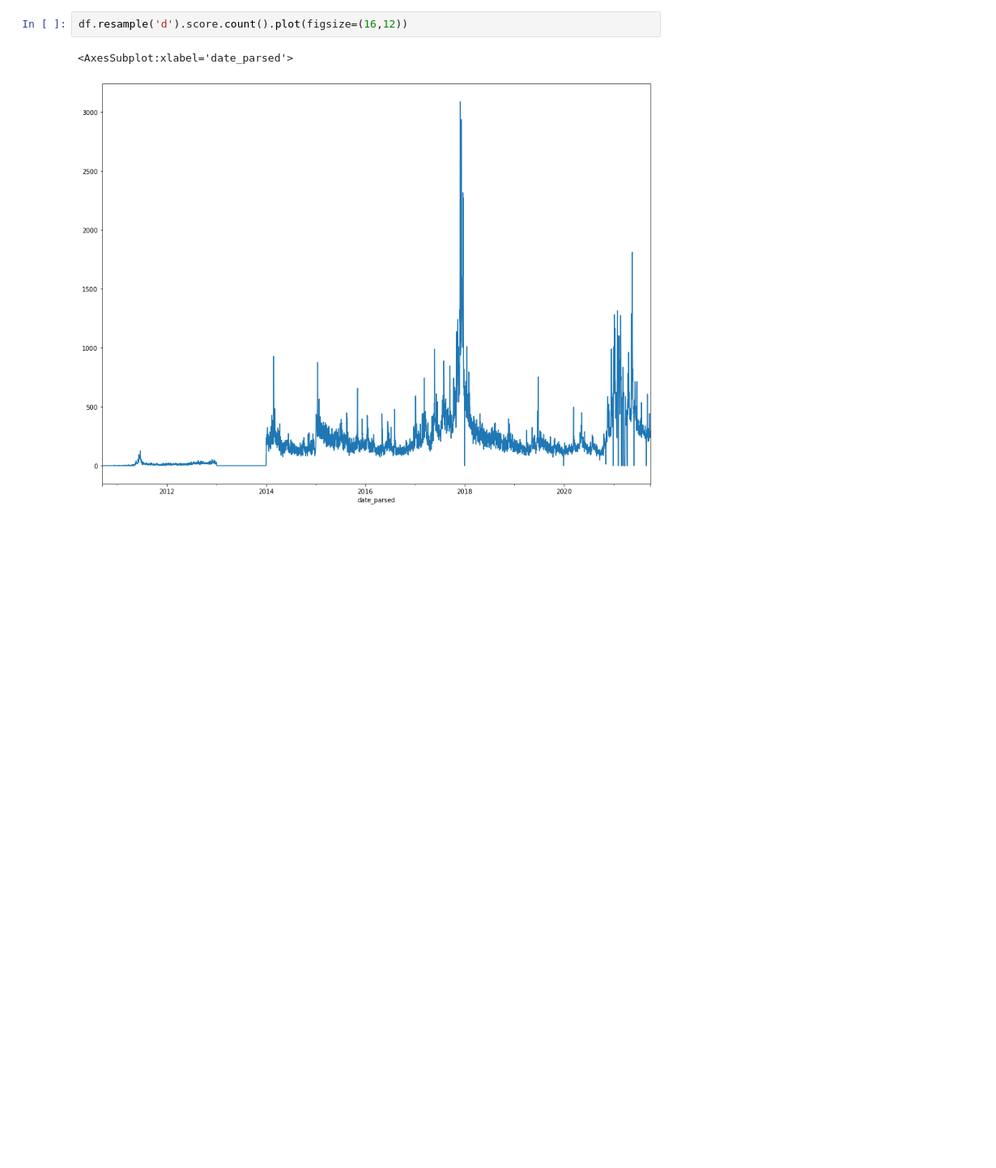
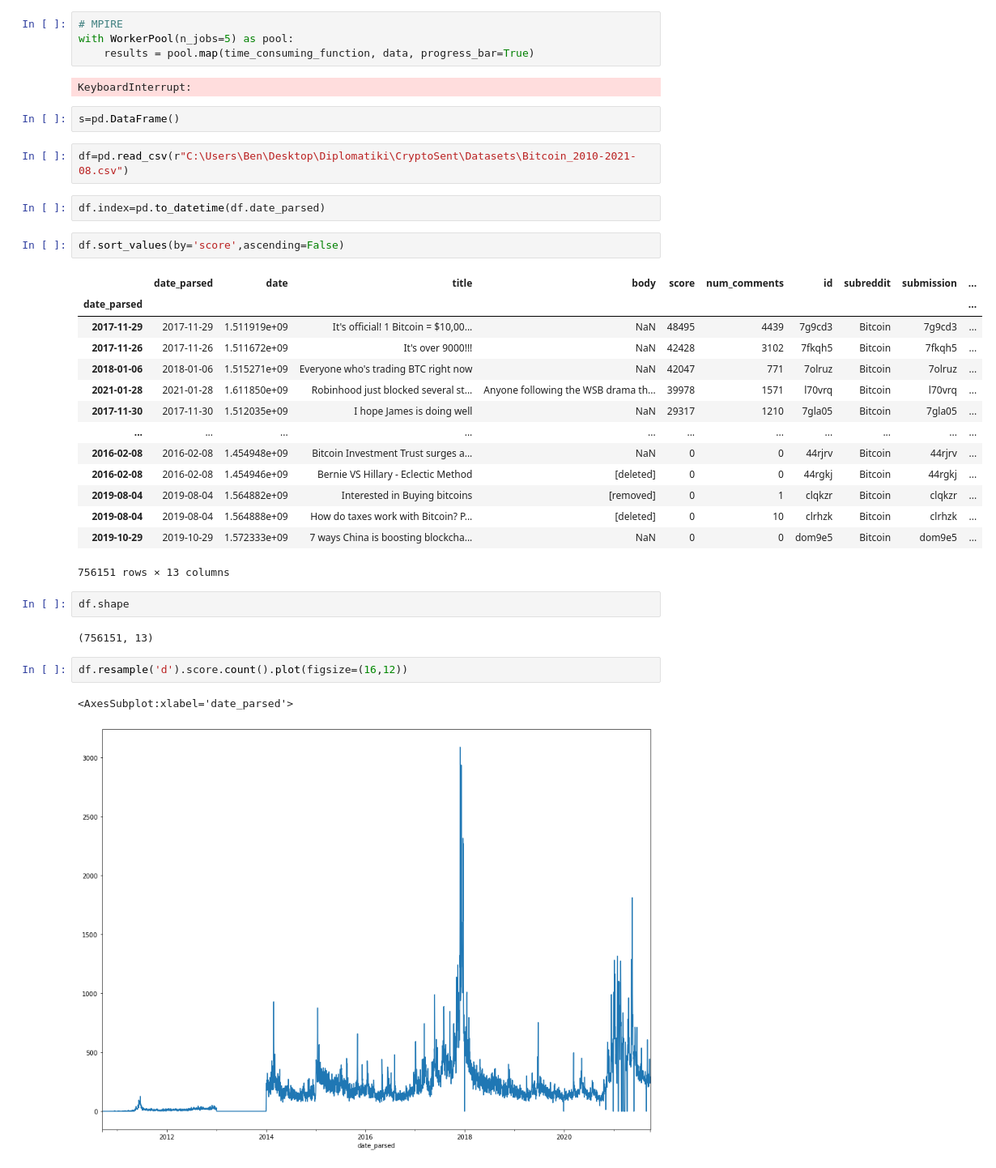
Before and after one commit to VeniJeen/CryptoSent, a Jupyter notebook: Scraping/Bitcoin Scrapes Merging.ipynb, the cells around one changed output. Shown at 81% size. Cells and saved outputs as stored; diff of their text form; blank space fills up the shorter version.

```diff
--- a/Scraping/Bitcoin Scrapes Merging.ipynb
+++ b/Scraping/Bitcoin Scrapes Merging.ipynb
@@ -18,3 +31,36 @@ df.index=pd.to_datetime(df.date_parsed)
+# %%
+# MPIRE
+with WorkerPool(n_jobs=5) as pool:
+    results = pool.map(time_consuming_function, data, progress_bar=True)
+# %% [output]
+KeyboardInterrupt:
+# %%
+s=pd.DataFrame()
+# %%
+df=pd.read_csv(r"C:\Users\Ben\Desktop\Diplomatiki\CryptoSent\Datasets\Bitcoin_2010-2021-08.csv")
+# %%
+df.index=pd.to_datetime(df.date_parsed)
+# %%
+df.sort_values(by='score',ascending=False)
+# %% [output]
+|  | date_parsed | date | title | body | score | num_comments | id | subreddit | submission | ... |
+| date_parsed |  |  |  |  |  |  |  |  |  | ... |
+| 2017-11-29 | 2017-11-29 | 1.511919e+09 | It's official! 1 Bitcoin = $10,00... | NaN | 48495 | 4439 | 7g9cd3 | Bitcoin | 7g9cd3 | ... |
+| 2017-11-26 | 2017-11-26 | 1.511672e+09 | It's over 9000!!! | NaN | 42428 | 3102 | 7fkqh5 | Bitcoin | 7fkqh5 | ... |
+| 2018-01-06 | 2018-01-06 | 1.515271e+09 | Everyone who's trading BTC right now | NaN | 42047 | 771 | 7olruz | Bitcoin | 7olruz | ... |
+| 2021-01-28 | 2021-01-28 | 1.611850e+09 | Robinhood just blocked several st... | Anyone following the WSB drama th... | 39978 | 1571 | l70vrq | Bitcoin | l70vrq | ... |
+| 2017-11-30 | 2017-11-30 | 1.512035e+09 | I hope James is doing well | NaN | 29317 | 1210 | 7gla05 | Bitcoin | 7gla05 | ... |
+| ... | ... | ... | ... | ... | ... | ... | ... | ... | ... | ... |
+| 2016-02-08 | 2016-02-08 | 1.454948e+09 | Bitcoin Investment Trust surges a... | NaN | 0 | 0 | 44rjrv | Bitcoin | 44rjrv | ... |
+| 2016-02-08 | 2016-02-08 | 1.454946e+09 | Bernie VS Hillary - Eclectic Method | [deleted] | 0 | 0 | 44rgkj | Bitcoin | 44rgkj | ... |
+| 2019-08-04 | 2019-08-04 | 1.564882e+09 | Interested in Buying bitcoins | [removed] | 0 | 1 | clqkzr | Bitcoin | clqkzr | ... |
+| 2019-08-04 | 2019-08-04 | 1.564888e+09 | How do taxes work with Bitcoin? P... | [deleted] | 0 | 10 | clrhzk | Bitcoin | clrhzk | ... |
+| 2019-10-29 | 2019-10-29 | 1.572333e+09 | 7 ways China is boosting blockcha... | NaN | 0 | 0 | dom9e5 | Bitcoin | dom9e5 | ... |
+756151 rows × 13 columns
+# %%
+df.shape
+# %% [output]
+(756151, 13)
 # %%
 df.resample('d').score.count().plot(figsize=(16,12))
 # %% [output]
```
Also changed, not shown: parts of 11 cells of this notebook, 3 other files.
